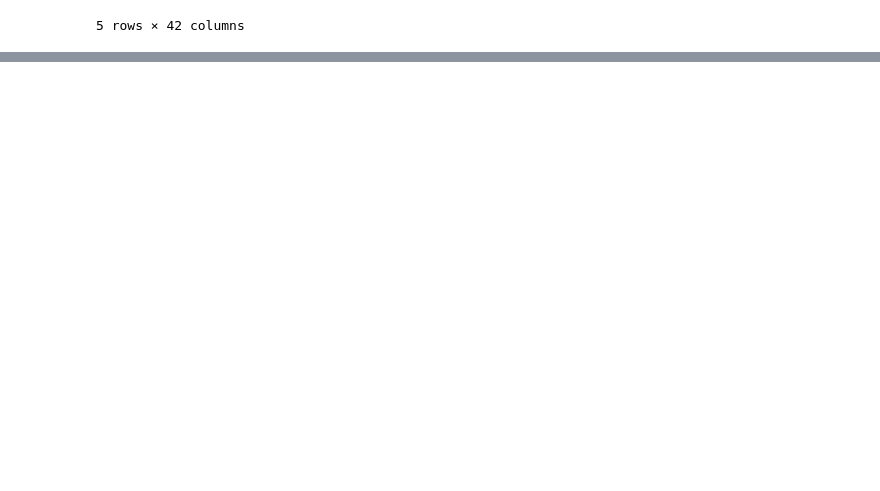
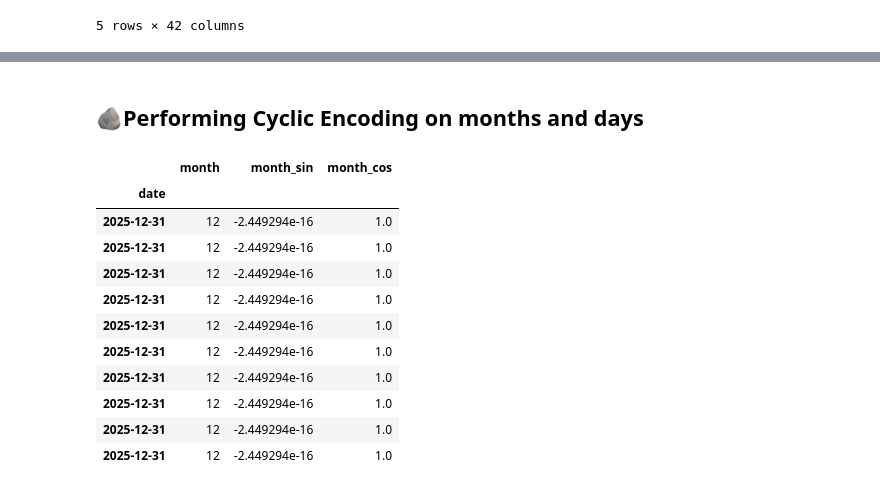
Before and after one commit to niharika-1806/Weather_Data_Analysis_Project, a Jupyter notebook: Weather_Analysis.ipynb, the cells around one changed output, grey strips where cells are left out. Drawn from its saved outputs; the diff is of its cells as text; code cells hidden in the pictures; blank space fills up the shorter version.

```diff
--- a/Weather_Analysis.ipynb
+++ b/Weather_Analysis.ipynb
@@ -346,0 +492,31 @@ df.head()
+# %% [markdown]
+## 🪨Performing Cyclic Encoding on months and days
+# %%
+#Extract basic time features
+df['year']=df.index.year
+df['month']=df.index.month
+df['day']=df.index.day
+df['day_of_year']=df.index.dayofyear
+
+
+df['month_sin']=np.sin(2*np.pi *df['month']/12)
+df['month_cos']=np.cos(2*np.pi *df['month']/12)
+
+#Create cyclic features for day of yearv
+df['day_sin']=np.sin(2*np.pi*df['day_of_year']/365.25)
+df['day_cos']=np.cos(2*np.pi*df['day_of_year']/365.25)
+
+display(df[['month', 'month_sin', 'month_cos']].tail(10))
+# %% [output]
+|  | month | month_sin | month_cos |
+| date |  |  |  |
+| 2025-12-31 | 12 | -2.449294e-16 | 1.0 |
+| 2025-12-31 | 12 | -2.449294e-16 | 1.0 |
+| 2025-12-31 | 12 | -2.449294e-16 | 1.0 |
+| 2025-12-31 | 12 | -2.449294e-16 | 1.0 |
+| 2025-12-31 | 12 | -2.449294e-16 | 1.0 |
+| 2025-12-31 | 12 | -2.449294e-16 | 1.0 |
+| 2025-12-31 | 12 | -2.449294e-16 | 1.0 |
+| 2025-12-31 | 12 | -2.449294e-16 | 1.0 |
+| 2025-12-31 | 12 | -2.449294e-16 | 1.0 |
+| 2025-12-31 | 12 | -2.449294e-16 | 1.0 |
```
Also changed, not shown: parts of 18 cells of this notebook.
